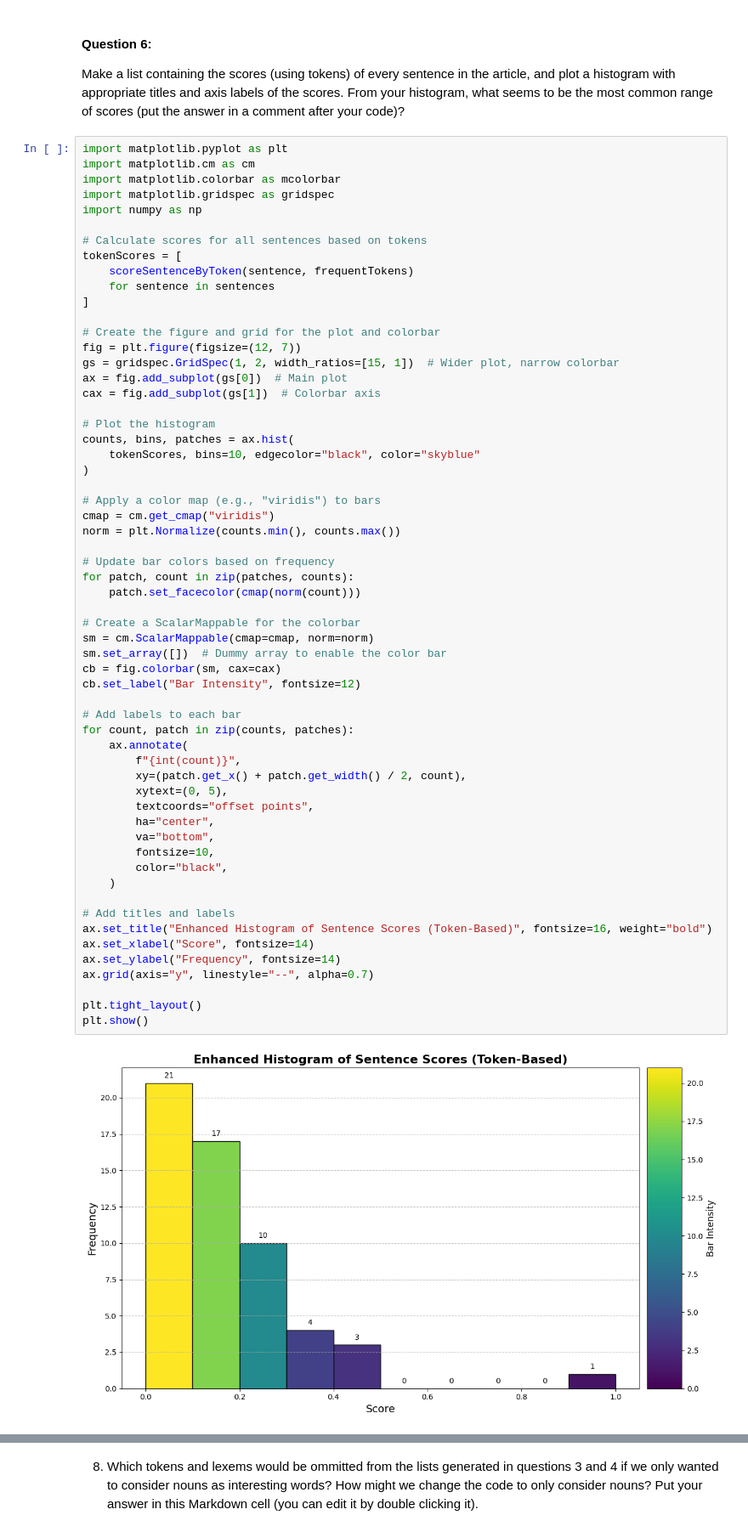
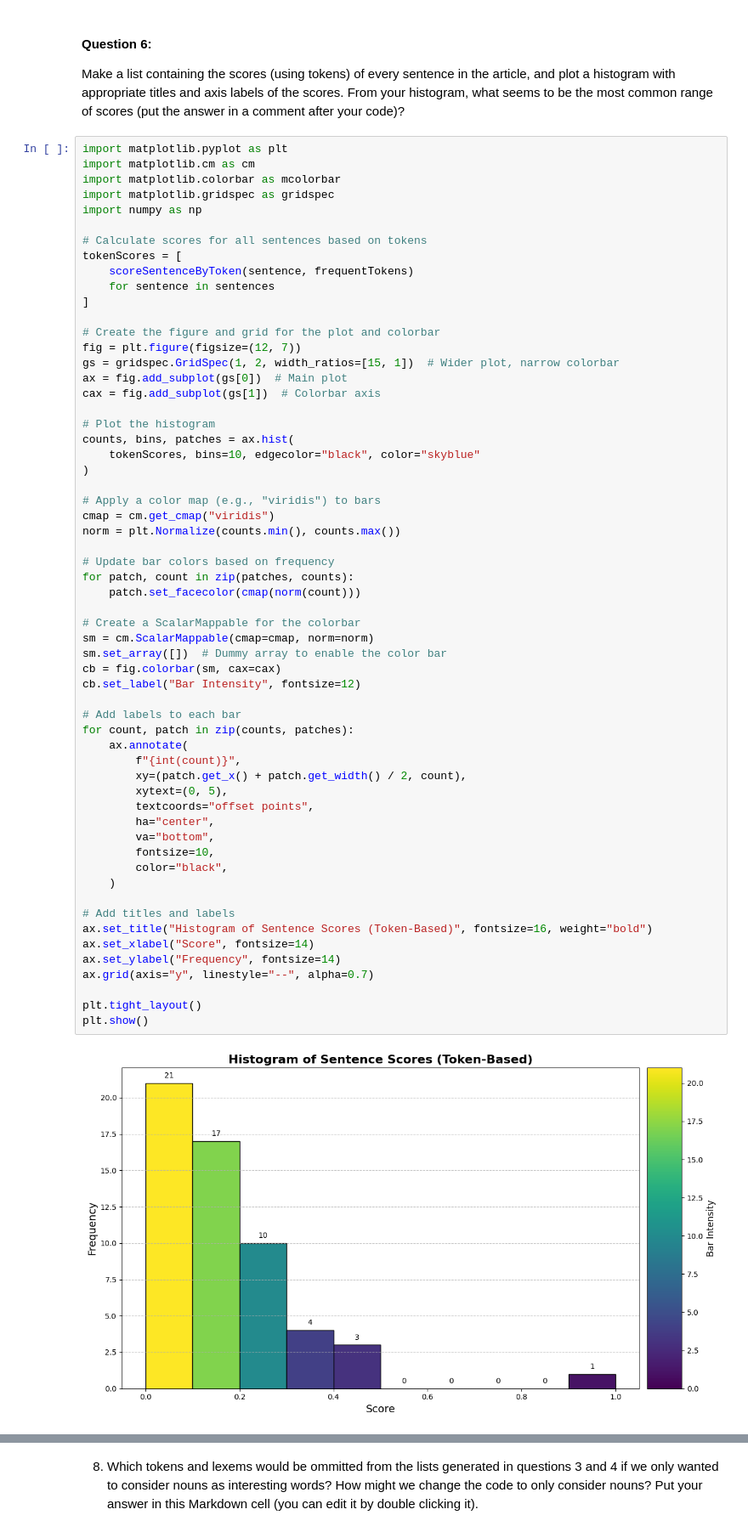
Before and after one commit to ericmeyer1/web-scraping, a Jupyter notebook: web-scraping.ipynb, the cells around one changed output, grey strips where cells are left out. Shown at 85% size. Saved outputs shown, nothing was run; the diff lists cells and outputs as text.

```diff
--- a/web-scraping.ipynb
+++ b/web-scraping.ipynb
@@ -262,33 +262,33 @@ norm = plt.Normalize(counts.min(), counts.max())
 for patch, count in zip(patches, counts):
     patch.set_facecolor(cmap(norm(count)))
 
 # Create a ScalarMappable for the colorbar
 sm = cm.ScalarMappable(cmap=cmap, norm=norm)
 sm.set_array([])  # Dummy array to enable the color bar
 cb = fig.colorbar(sm, cax=cax)
 cb.set_label("Bar Intensity", fontsize=12)
 
 # Add labels to each bar
 for count, patch in zip(counts, patches):
     ax.annotate(
         f"{int(count)}",
         xy=(patch.get_x() + patch.get_width() / 2, count),
         xytext=(0, 5),
         textcoords="offset points",
         ha="center",
         va="bottom",
         fontsize=10,
         color="black",
     )
 
 # Add titles and labels
-ax.set_title("Enhanced Histogram of Sentence Scores (Token-Based)", fontsize=16, weight="bold")
+ax.set_title("Histogram of Sentence Scores (Token-Based)", fontsize=16, weight="bold")
 ax.set_xlabel("Score", fontsize=14)
 ax.set_ylabel("Frequency", fontsize=14)
 ax.grid(axis="y", linestyle="--", alpha=0.7)
 
 plt.tight_layout()
 plt.show()
 # %% [output]
-[figure, old version]
+[figure, new version]
 # %% [markdown]
```
Also changed, not shown: parts of 2 cells of this notebook.
